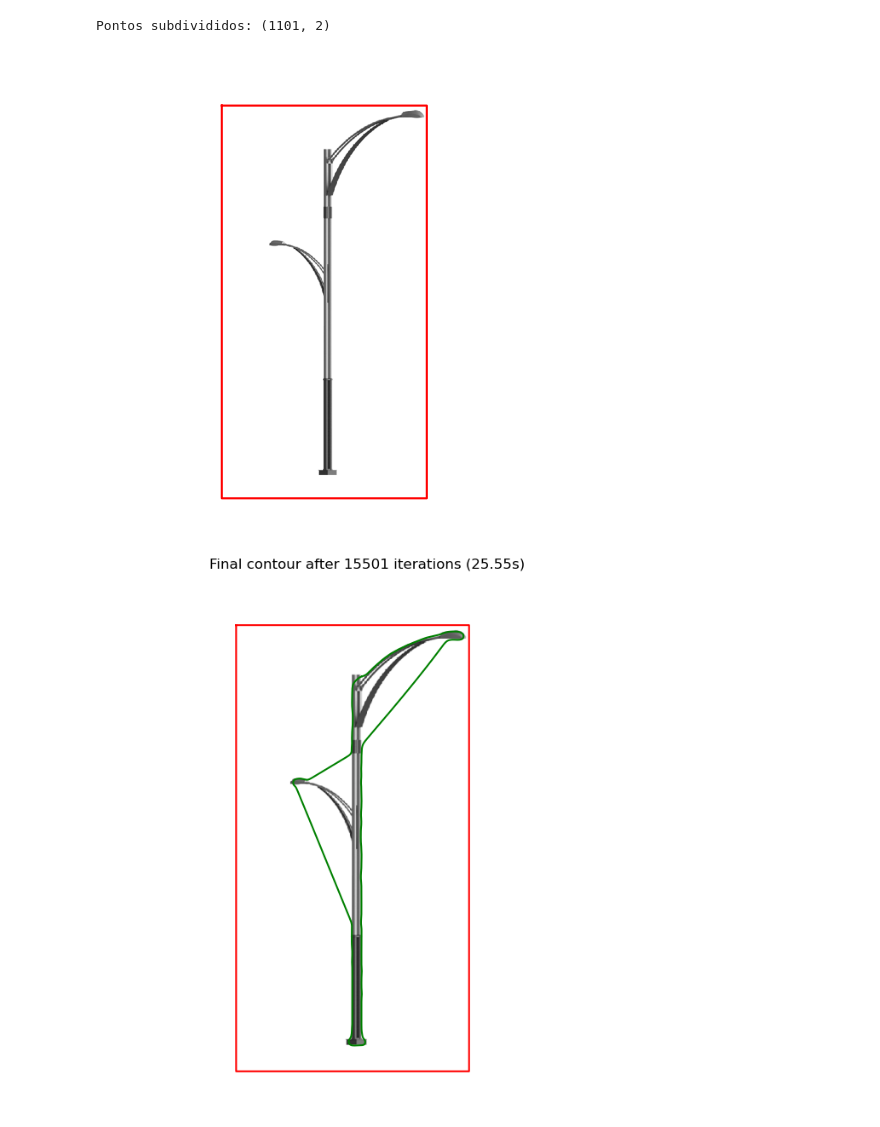
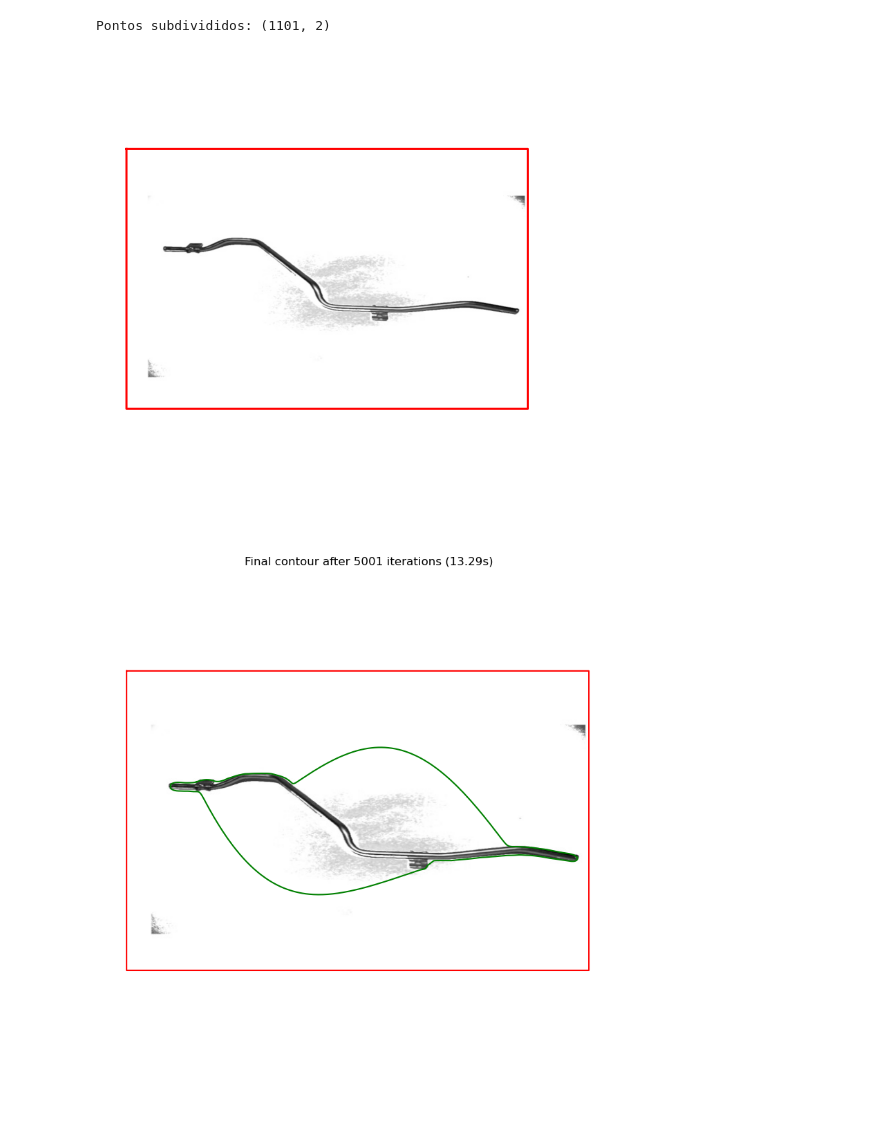
Before and after one commit to shh4und/snakes, a Jupyter notebook: 2D/snake.ipynb, the cells around one changed output. Drawn from its saved outputs; the diff is of its cells as text; code cells hidden in the pictures.

```diff
--- a/2D/snake.ipynb
+++ b/2D/snake.ipynb
@@ -165,10 +231,10 @@ plt.show()
 # %%
 # Load and display image
-image_path = "./imgs/poste1.png"
-img = cv2.imread(image_path, 0)  # Read as grayscale
-print(img.shape)
+tubimg1_image_path = "./tub-imgs/tubimg1.jpg"
+tubimg1 = cv2.imread(tubimg1_image_path, 0)  # Read as grayscale
+print(tubimg1.shape)
 plt.figure(figsize=(6, 6))
-plt.imshow(img, cmap="gray")
+plt.imshow(tubimg1, cmap="gray")
 plt.axis("off")
 plt.show()
 # %% [output]
@@ -177,12 +243,14 @@ plt.show()
 # %%
 initial_points2 = [
-    [200, 75],
-    [200, 755],
-    [555, 755],
-    [555, 75],
+    [35, 150],
+    [35, 600],
+    [730, 600],
+    [730, 150],
 ]
 
-V_circle = init_circle((img.shape[1]//2, img.shape[0]//2), 360, num_points=50)
+V_circle = init_circle(
+    (tubimg1.shape[1] // 2, tubimg1.shape[0] // 2), 360, num_points=50
+)
 V_rect = init_rectangle(initial_points2, 50)
 
 V_subdivided = subdivision(V_rect, k=2)
@@ -190,41 +258,41 @@ print("Pontos subdivididos:", V_subdivided.shape)
 v_init = V_subdivided
 # Display initial contour
 plt.figure(figsize=(6, 6))
-plt.imshow(img, cmap="gray")
+plt.imshow(tubimg1, cmap="gray")
 plt.plot(v_init[:, 0], v_init[:, 1], "r-")
 plt.axis("off")
 plt.show()
 # %% [output]
 Pontos subdivididos: (1101, 2)
-[figure, old version]
+[figure, new version]
 # %%
 # Configure snake parameters
-params = SnakeParams(
-    alpha=2400.0,  # Stronger continuity
-    beta=1000.0,  # Stronger curvature
-    gamma=0.001,  # Smaller time step
-    sigma=4.7,  # Less blur
+tubimg1_params = SnakeParams(
+    alpha=1500.0,  # Stronger continuity
+    beta=2000.0,  # Stronger curvature
+    gamma=0.002,  # Smaller time step
+    sigma=5.0,  # Less blur
     kb=0.0,  # Weaker balloon force
     sb=50.0,  # More smoothing
-    max_iter=15500,
+    max_iter=5000,
     verbose=True,
     cubic_spline_refinement=True,
-    vfc_ksize = 15,
-    vfc_sigma = 5.0,
+    vfc_ksize=25,
+    vfc_sigma=5.0,
 )
 
 # Create and evolve snake
-snake = Snake2D(img, v_init, params)
-v_final, iters, duration = snake.evolve()
+tubimg1_snake = Snake2D(tubimg1, v_init, tubimg1_params)
+v_final, iters, duration = tubimg1_snake.evolve()
 
 # Display result
-plt.figure(figsize=(8, 8))
-plt.imshow(img, cmap="gray")
+plt.figure(figsize=(10, 10))
+plt.imshow(tubimg1, cmap="gray")
 plt.plot(v_init[:, 0], v_init[:, 1], "r-")
 plt.plot(v_final[:, 0], v_final[:, 1], "g-")
 
 plt.title(f"Final contour after {iters} iterations ({duration:.2f}s)")
 plt.axis("off")
 plt.show()
 # %% [output]
-[figure, old version]
+[figure, new version]
```
Also changed, not shown: parts of 15 cells of this notebook.
